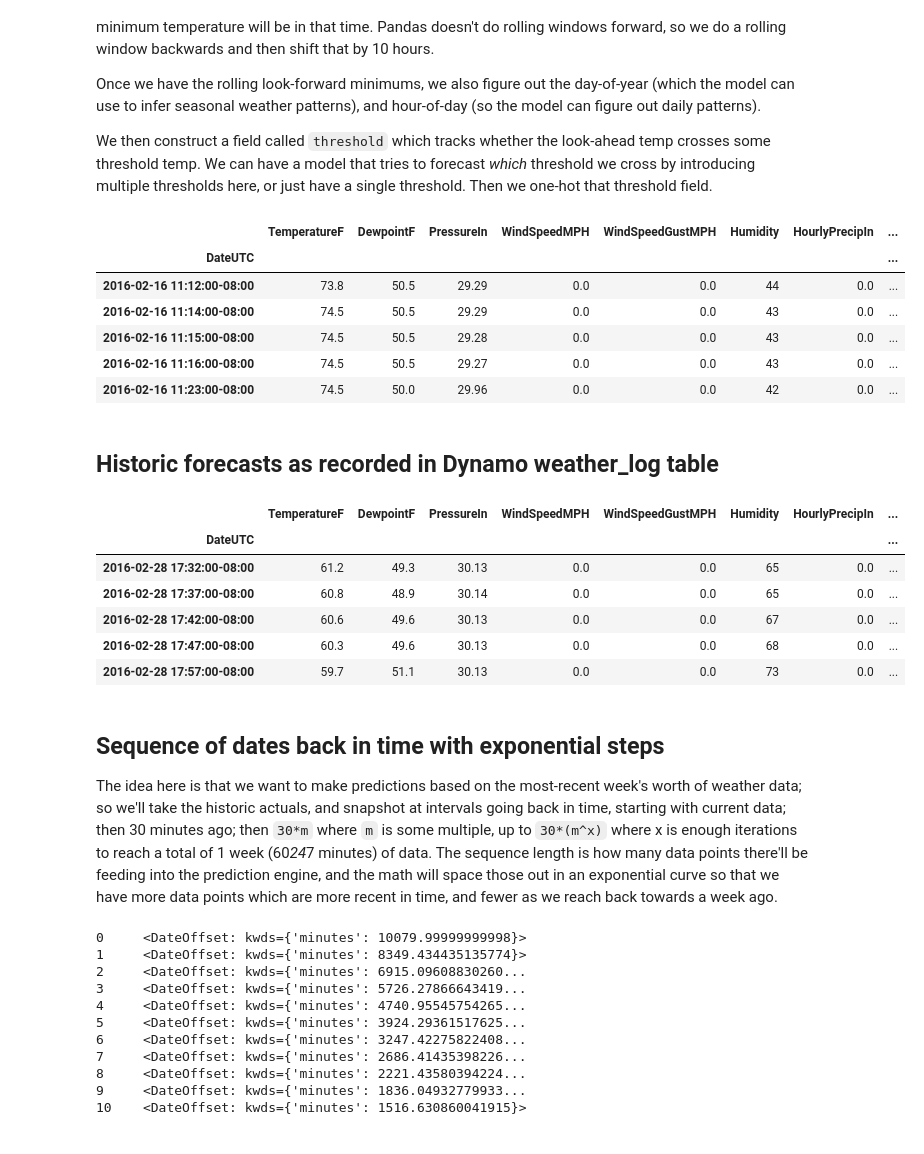
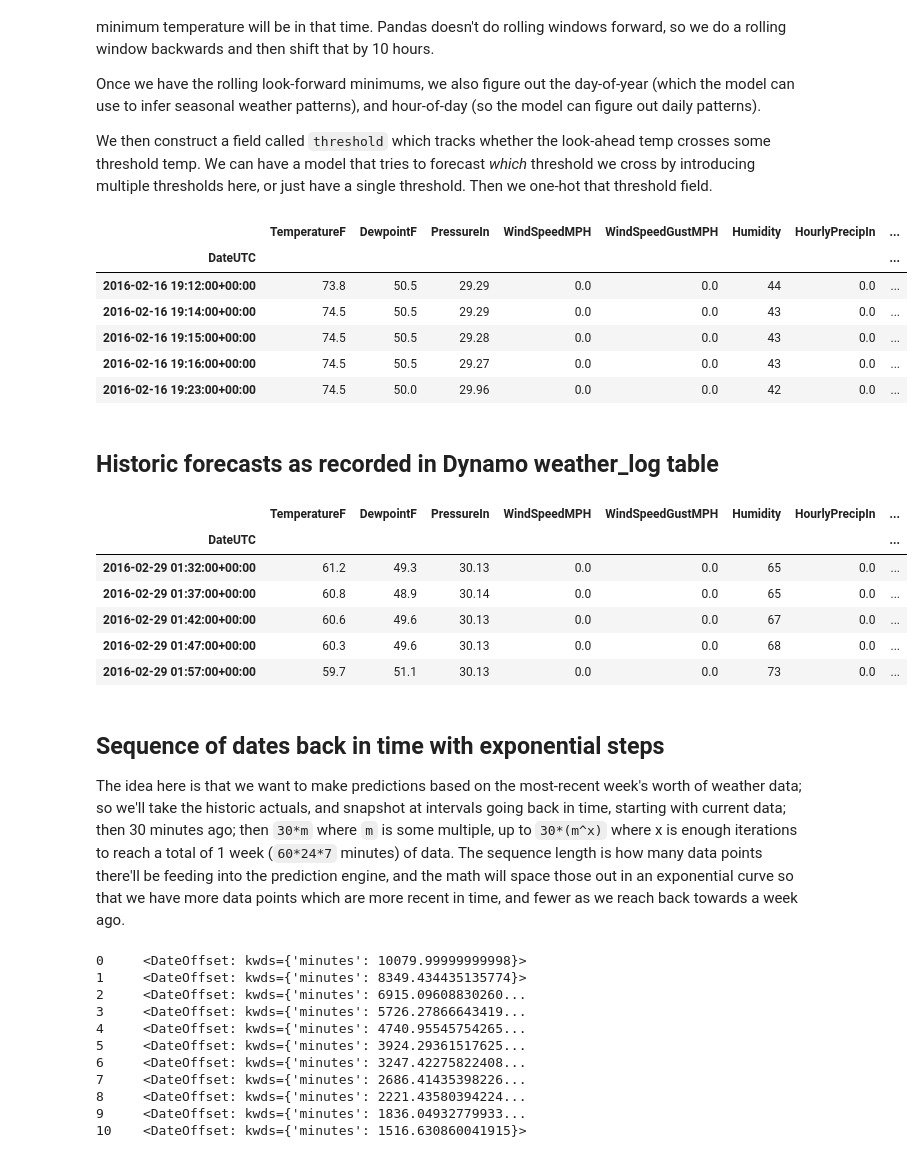
Before and after one commit to CienegaOrchards/Learning, a Jupyter notebook: Weather supplemental data.ipynb, the cells around one changed output. Cells and saved outputs as stored; diff of their text form; code cells hidden in the pictures.

```diff
--- a/Weather supplemental data.ipynb
+++ b/Weather supplemental data.ipynb
@@ -43,54 +43,54 @@ We then construct a field called `threshold` which tracks whether the look-ahead
 # %%
 data = pd.read_csv(path + 'all_data.csv', index_col='DateUTC', parse_dates=['DateUTC'],
                    usecols=['DateUTC','TemperatureF','DewpointF','PressureIn',
                             'WindSpeedMPH','WindSpeedGustMPH','Humidity','HourlyPrecipIn',
                             'dailyrainin','SolarRadiationWatts/m^2'])
-data.index = data.index.tz_localize('UTC').tz_convert('US/Pacific')
+data.index = data.index.tz_localize('UTC', ambiguous='infer') #.tz_convert('US/Pacific')
 data.drop_duplicates(inplace=True)
 
 data = data[data.TemperatureF > 0] # Remove bad temp
 data = data[data.PressureIn   > 0] # Remove bad pressure
 data = data[data.HourlyPrecipIn >= 0] # Remove bad rainfall
 
 data = data.assign(forward_min = data.rolling('10h', closed='both').TemperatureF.min().shift(-1,'10h').asof(data.index))
 
 data = data.assign(day_of_year = data.index.dayofyear, hour = data.index.hour)
 data = data.assign(threshold = 'no')
 data.loc[data.forward_min < 32,'threshold'] = '32'
 # data.loc[data.forward_min < 30,'threshold'] = '30'
 # data.loc[data.forward_min < 28,'threshold'] = '28'
 
 data = data.merge(pd.get_dummies(data.threshold, prefix='threshold'), left_index=True, right_index=True)
 
 data.head()
 # %% [output]
 |  | TemperatureF | DewpointF | PressureIn | WindSpeedMPH | WindSpeedGustMPH | Humidity | HourlyPrecipIn | ... |
 | DateUTC |  |  |  |  |  |  |  | ... |
-| 2016-02-16 11:12:00-08:00 | 73.8 | 50.5 | 29.29 | 0.0 | 0.0 | 44 | 0.0 | ... |
-| 2016-02-16 11:14:00-08:00 | 74.5 | 50.5 | 29.29 | 0.0 | 0.0 | 43 | 0.0 | ... |
-| 2016-02-16 11:15:00-08:00 | 74.5 | 50.5 | 29.28 | 0.0 | 0.0 | 43 | 0.0 | ... |
-| 2016-02-16 11:16:00-08:00 | 74.5 | 50.5 | 29.27 | 0.0 | 0.0 | 43 | 0.0 | ... |
-| 2016-02-16 11:23:00-08:00 | 74.5 | 50.0 | 29.96 | 0.0 | 0.0 | 42 | 0.0 | ... |
+| 2016-02-16 19:12:00+00:00 | 73.8 | 50.5 | 29.29 | 0.0 | 0.0 | 44 | 0.0 | ... |
+| 2016-02-16 19:14:00+00:00 | 74.5 | 50.5 | 29.29 | 0.0 | 0.0 | 43 | 0.0 | ... |
+| 2016-02-16 19:15:00+00:00 | 74.5 | 50.5 | 29.28 | 0.0 | 0.0 | 43 | 0.0 | ... |
+| 2016-02-16 19:16:00+00:00 | 74.5 | 50.5 | 29.27 | 0.0 | 0.0 | 43 | 0.0 | ... |
+| 2016-02-16 19:23:00+00:00 | 74.5 | 50.0 | 29.96 | 0.0 | 0.0 | 42 | 0.0 | ... |
 # %% [markdown]
 ## Historic forecasts as recorded in Dynamo weather_log table
 # %%
 forecasts = pd.read_csv(path+'forecast-current-2017-08-08-14-25-45.csv', parse_dates=['time'], index_col='time', usecols=['time','forecast'], dtype={'forecast': 'float'})
-forecasts = forecasts.tz_localize('UTC').tz_convert('US/Pacific')
+forecasts = forecasts.tz_localize('UTC', ambiguous='infer') #.tz_convert('US/Pacific')
 
 data = data.assign(forecast = forecasts.asof(data.index)).dropna()
 data.head()
 # %% [output]
 |  | TemperatureF | DewpointF | PressureIn | WindSpeedMPH | WindSpeedGustMPH | Humidity | HourlyPrecipIn | ... |
 | DateUTC |  |  |  |  |  |  |  | ... |
-| 2016-02-28 17:32:00-08:00 | 61.2 | 49.3 | 30.13 | 0.0 | 0.0 | 65 | 0.0 | ... |
-| 2016-02-28 17:37:00-08:00 | 60.8 | 48.9 | 30.14 | 0.0 | 0.0 | 65 | 0.0 | ... |
-| 2016-02-28 17:42:00-08:00 | 60.6 | 49.6 | 30.13 | 0.0 | 0.0 | 67 | 0.0 | ... |
-| 2016-02-28 17:47:00-08:00 | 60.3 | 49.6 | 30.13 | 0.0 | 0.0 | 68 | 0.0 | ... |
-| 2016-02-28 17:57:00-08:00 | 59.7 | 51.1 | 30.13 | 0.0 | 0.0 | 73 | 0.0 | ... |
+| 2016-02-29 01:32:00+00:00 | 61.2 | 49.3 | 30.13 | 0.0 | 0.0 | 65 | 0.0 | ... |
+| 2016-02-29 01:37:00+00:00 | 60.8 | 48.9 | 30.14 | 0.0 | 0.0 | 65 | 0.0 | ... |
+| 2016-02-29 01:42:00+00:00 | 60.6 | 49.6 | 30.13 | 0.0 | 0.0 | 67 | 0.0 | ... |
+| 2016-02-29 01:47:00+00:00 | 60.3 | 49.6 | 30.13 | 0.0 | 0.0 | 68 | 0.0 | ... |
+| 2016-02-29 01:57:00+00:00 | 59.7 | 51.1 | 30.13 | 0.0 | 0.0 | 73 | 0.0 | ... |
 # %% [markdown]
 ## Sequence of dates back in time with exponential steps
 
-The idea here is that we want to make predictions based on the most-recent week's worth of weather data; so we'll take the historic actuals, and snapshot at intervals going back in time, starting with current data; then 30 minutes ago; then `30*m` where `m` is some multiple, up to `30*(m^x)` where x is enough iterations to reach a total of 1 week (60*24*7 minutes) of data.  The sequence length is how many data points there'll be feeding into the prediction engine, and the math will space those out in an exponential curve so that we have more data points which are more recent in time, and fewer as we reach back towards a week ago.
+The idea here is that we want to make predictions based on the most-recent week's worth of weather data; so we'll take the historic actuals, and snapshot at intervals going back in time, starting with current data; then 30 minutes ago; then `30*m` where `m` is some multiple, up to `30*(m^x)` where x is enough iterations to reach a total of 1 week (`60*24*7` minutes) of data.  The sequence length is how many data points there'll be feeding into the prediction engine, and the math will space those out in an exponential curve so that we have more data points which are more recent in time, and fewer as we reach back towards a week ago.
 # %%
 minutes_in_week = 60*24*7+30
 base = 30
```
Also changed, not shown: parts of 8 cells of this notebook.
